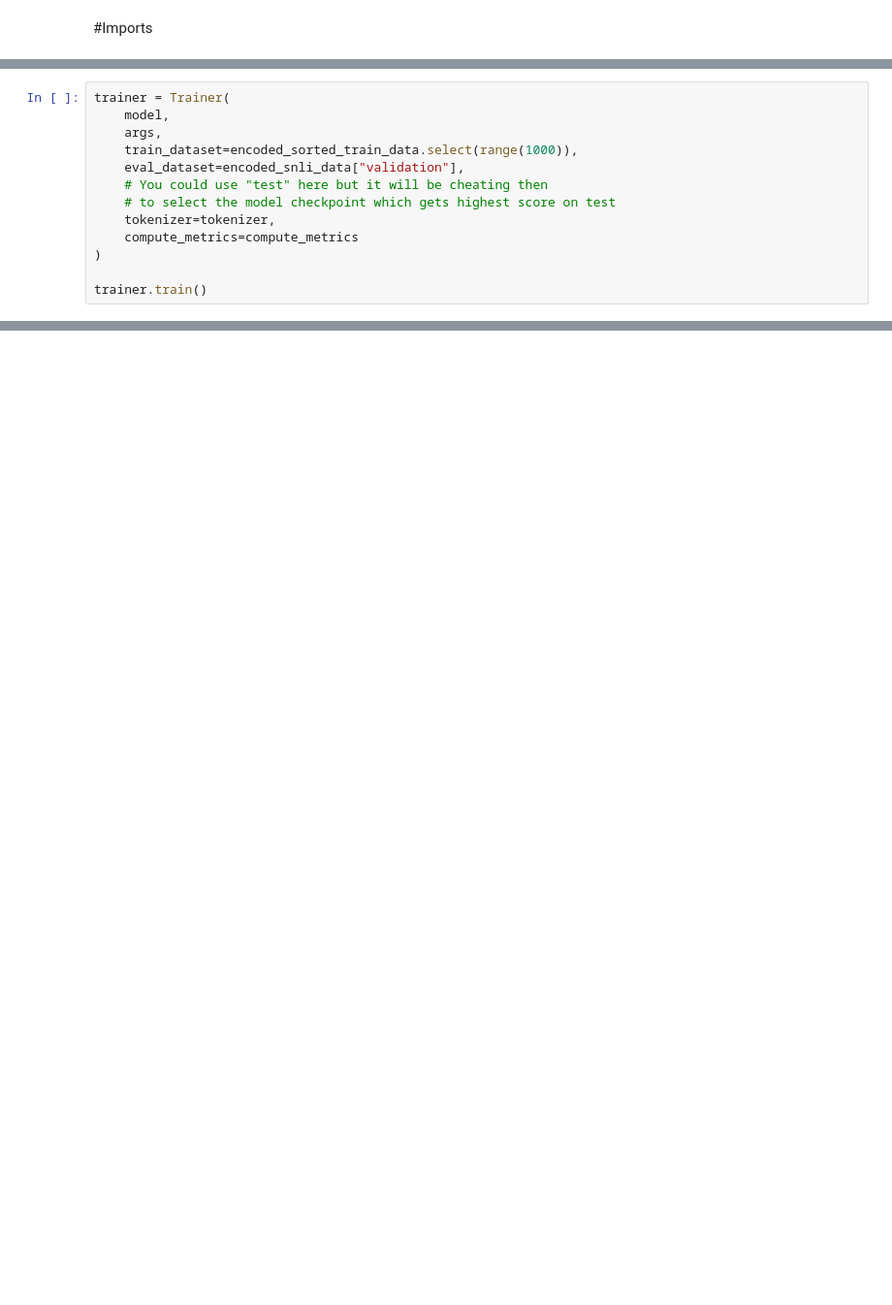
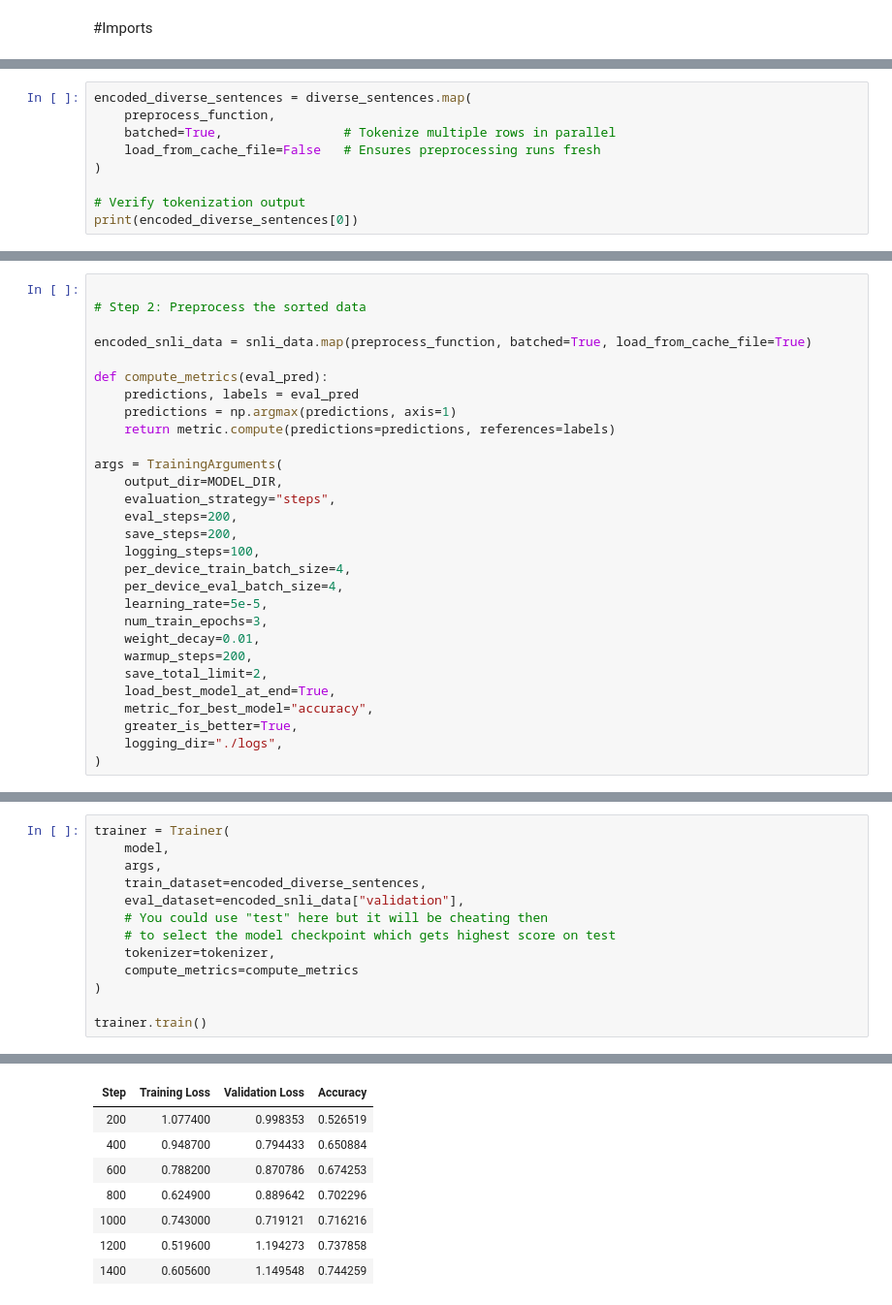
Before and after one commit to Jagoda222/LoLa---group-8, a Jupyter notebook: sentence_length.ipynb, the cells around one changed output, grey strips where cells are left out. Shown: that part at 97% size. Saved outputs shown, nothing was run; the diff lists cells and outputs as text; blank space fills up the shorter version.

```diff
--- a/sentence_length.ipynb
+++ b/sentence_length.ipynb
@@ -107,0 +118,9 @@ You should probably TRAIN this model on a down-stream task to be able to use it
+# %%
+encoded_diverse_sentences = diverse_sentences.map(
+    preprocess_function,
+    batched=True,                # Tokenize multiple rows in parallel
+    load_from_cache_file=False   # Ensures preprocessing runs fresh
+)
+
+# Verify tokenization output
+print(encoded_diverse_sentences[0])
@@ -107,0 +129,29 @@ You should probably TRAIN this model on a down-stream task to be able to use it
+# %%
+
+# Step 2: Preprocess the sorted data
+
+encoded_snli_data = snli_data.map(preprocess_function, batched=True, load_from_cache_file=True)
+
+def compute_metrics(eval_pred):
+    predictions, labels = eval_pred
+    predictions = np.argmax(predictions, axis=1)
+    return metric.compute(predictions=predictions, references=labels)
+
+args = TrainingArguments(
+    output_dir=MODEL_DIR,
+    evaluation_strategy="steps",
+    eval_steps=200,
+    save_steps=200,
+    logging_steps=100,
+    per_device_train_batch_size=4,
+    per_device_eval_batch_size=4,
+    learning_rate=5e-5,
+    num_train_epochs=3,
+    weight_decay=0.01,
+    warmup_steps=200,
+    save_total_limit=2,
+    load_best_model_at_end=True,
+    metric_for_best_model="accuracy",
+    greater_is_better=True,
+    logging_dir="./logs",
+)
@@ -109,7 +178,7 @@ You should probably TRAIN this model on a down-stream task to be able to use it
 trainer = Trainer(
     model,
     args,
-    train_dataset=encoded_sorted_train_data.select(range(1000)),
+    train_dataset=encoded_diverse_sentences,
     eval_dataset=encoded_snli_data["validation"],
     # You could use "test" here but it will be cheating then
     # to select the model checkpoint which gets highest score on test
@@ -124,0 +192,8 @@ wandb: Using wandb-core as the SDK backend.  Please refer to https://wandb.me/wa
+| Step | Training Loss | Validation Loss | Accuracy |
+| 200 | 1.077400 | 0.998353 | 0.526519 |
+| 400 | 0.948700 | 0.794433 | 0.650884 |
+| 600 | 0.788200 | 0.870786 | 0.674253 |
+| 800 | 0.624900 | 0.889642 | 0.702296 |
+| 1000 | 0.743000 | 0.719121 | 0.716216 |
+| 1200 | 0.519600 | 1.194273 | 0.737858 |
+| 1400 | 0.605600 | 1.149548 | 0.744259 |
```
Also changed, not shown: parts of 13 cells of this notebook.
